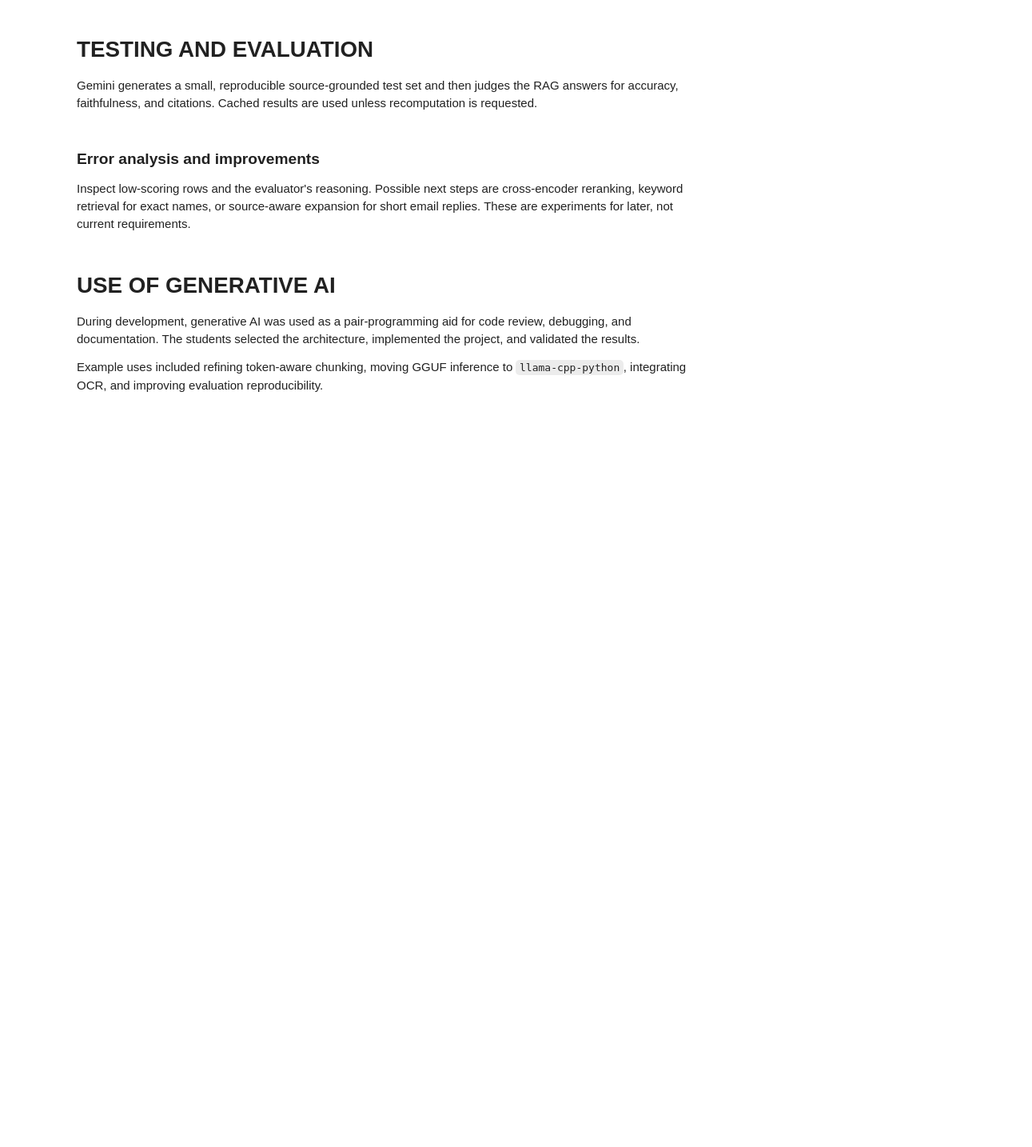
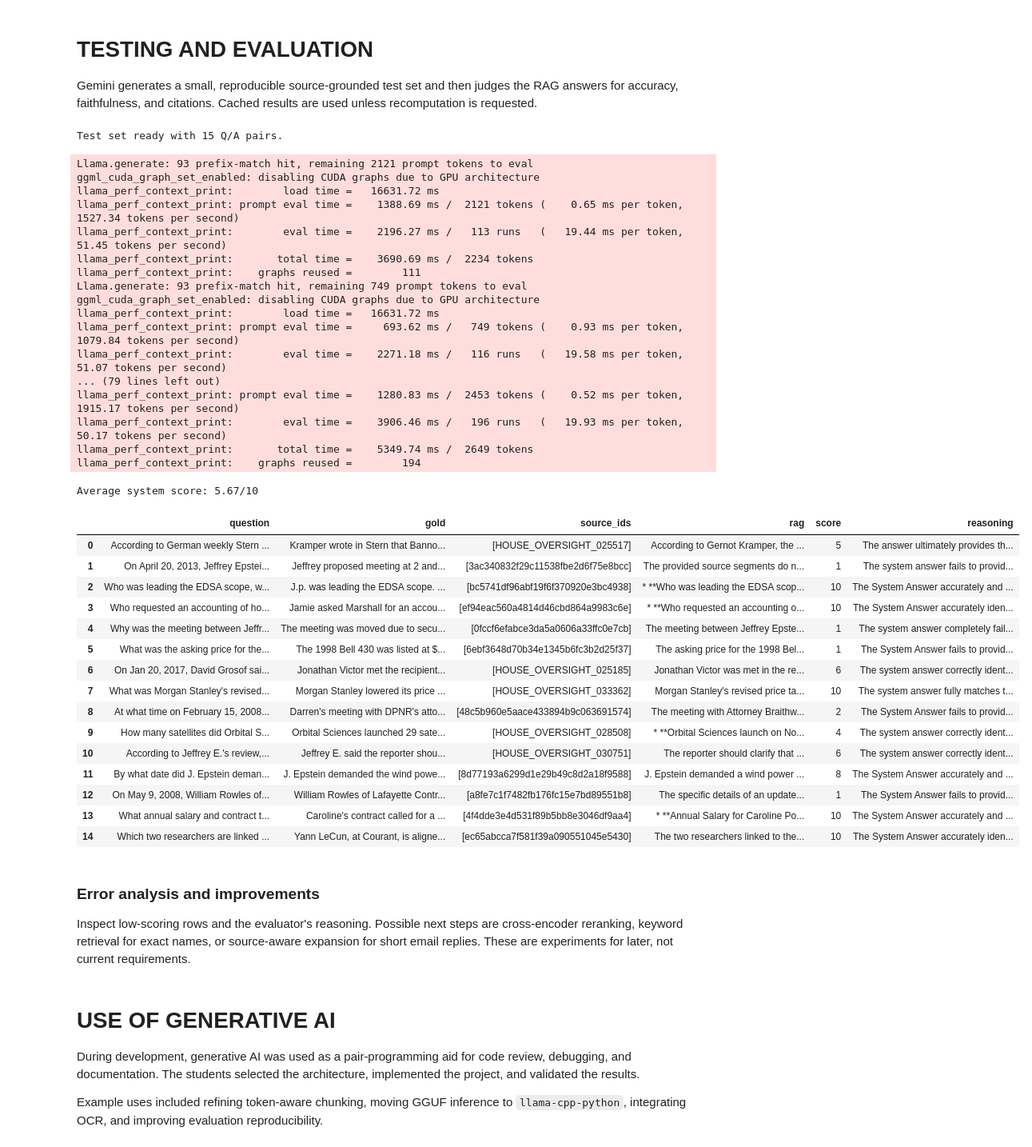
Before and after one commit to yammooo/epstein-rag, a Jupyter notebook: PART2.ipynb, the cells around one changed output. Shown at 80% size. Drawn from its saved outputs; the diff is of its cells as text; code cells hidden in the pictures; blank space fills up the shorter version.

```diff
--- a/PART2.ipynb
+++ b/PART2.ipynb
@@ -28,15 +28,16 @@ PDF_DIR = CACHE_DIR / "epstein_files_pdfs"
 EMBEDDING_MODEL_ID = "BAAI/bge-base-en-v1.5"
 MAX_CHUNK_TOKENS = 512
 OCR_DPI = 300
-GEMINI_MODEL = "gemini-3.6-flash"
-GEMINI_REQUEST_DELAY = 13
+EVALUATION_PROVIDER = "openrouter"  # "gemini" or "openrouter"
+EVALUATION_MODEL = "~deepseek/deepseek-v4-flash-latest"
+EVALUATION_REQUEST_DELAY = 0
 
-FORCE_RECOMPUTE_DATA = False
+FORCE_LOAD_EMAILS = False
 FORCE_RECOMPUTE_OCR = False
 FORCE_RECOMPUTE_CHUNKS = False
 FORCE_RECOMPUTE_EMBEDDINGS = False
-FORCE_RECOMPUTE_TEST_SET = False
-FORCE_RECOMPUTE_EVALUATION = False
+FORCE_RECOMPUTE_TEST_SET = True
+FORCE_RECOMPUTE_EVALUATION = True
 # %% [markdown]
 # **LIBRARIES USED**
 
@@ -111,6 +116,6 @@ separate source-specific stage later; they are not treated as fake emails.
 # %%
 raw_emails = load_email_dataset(
     RAW_EMAILS_PATH,
-    force=FORCE_RECOMPUTE_DATA,
+    force=FORCE_LOAD_EMAILS,
 )
 raw_emails.head()
@@ -296,42 +482,78 @@ Gemini generates a small, reproducible source-grounded test set and then judges
 the RAG answers for accuracy, faithfulness, and citations. Cached results are
 used unless recomputation is requested.
 # %%
-def setup_gemini():
-    key = get_secret(
-        "GOOGLE_API_KEY",
-        "Enter Google API Key (or press Enter to load cached evaluation results): ",
-    )
-    return genai.Client(api_key=key) if key else None
-
-
-gemini_client = setup_gemini()
+api_key_name = "GOOGLE_API_KEY" if EVALUATION_PROVIDER == "gemini" else "OPENROUTER_API_KEY"
+evaluation_api_key = get_secret(
+    api_key_name,
+    f"Enter {EVALUATION_PROVIDER} API key (or press Enter to use cached results): ",
+)
+evaluation_text = make_text_generator(
+    EVALUATION_PROVIDER,
+    EVALUATION_MODEL,
+    evaluation_api_key,
+)
 # %%
 micro_test_set = generate_ground_truth(
     documents_df,
-    gemini_client,
-    GEMINI_MODEL,
+    evaluation_text,
     TEST_SET_PATH,
     force=FORCE_RECOMPUTE_TEST_SET,
-    request_delay=GEMINI_REQUEST_DELAY,
+    request_delay=EVALUATION_REQUEST_DELAY,
 )
 print(f"Test set ready with {len(micro_test_set)} Q/A pairs.")
+# %% [output]
+Test set ready with 15 Q/A pairs.
 # %%
 evaluation_results = evaluate_system(
     micro_test_set,
     answer_question,
-    gemini_client,
-    GEMINI_MODEL,
+    evaluation_text,
     EVALUATION_PATH,
     force=FORCE_RECOMPUTE_EVALUATION,
-    request_delay=GEMINI_REQUEST_DELAY,
+    request_delay=EVALUATION_REQUEST_DELAY,
 )
 
 if evaluation_results:
     eval_df = pd.DataFrame(evaluation_results)
     print(f"Average system score: {eval_df['score'].mean():.2f}/10")
     display(eval_df)
 else:
     print("No evaluation results available. Provide an API key or use cached results.")
+# %% [output]
+Llama.generate: 93 prefix-match hit, remaining 2121 prompt tokens to eval
+ggml_cuda_graph_set_enabled: disabling CUDA graphs due to GPU architecture
+llama_perf_context_print:        load time =   16631.72 ms
+llama_perf_context_print: prompt eval time =    1388.69 ms /  2121 tokens (    0.65 ms per token,  1527.34 tokens per second)
+llama_perf_context_print:        eval time =    2196.27 ms /   113 runs   (   19.44 ms per token,    51.45 tokens per second)
+llama_perf_context_print:       total time =    3690.69 ms /  2234 tokens
+llama_perf_context_print:    graphs reused =        111
+Llama.generate: 93 prefix-match hit, remaining 749 prompt tokens to eval
+ggml_cuda_graph_set_enabled: disabling CUDA graphs due to GPU architecture
+llama_perf_context_print:        load time =   16631.72 ms
+llama_perf_context_print: prompt eval time =     693.62 ms /   749 tokens (    0.93 ms per token,  1079.84 tokens per second)
+llama_perf_context_print:        eval time =    2271.18 ms /   116 runs   (   19.58 ms per token,    51.07 tokens per second)
+... (79 lines left out)
+llama_perf_context_print: prompt eval time =    1280.83 ms /  2453 tokens (    0.52 ms per token,  1915.17 tokens per second)
+llama_perf_context_print:        eval time =    3906.46 ms /   196 runs   (   19.93 ms per token,    50.17 tokens per second)
+llama_perf_context_print:       total time =    5349.74 ms /  2649 tokens
+llama_perf_context_print:    graphs reused =        194
+Average system score: 5.67/10
+|  | question | gold | source_ids | rag | score | reasoning |
+| 0 | According to German weekly Stern ... | Kramper wrote in Stern that Banno... | [HOUSE_OVERSIGHT_025517] | According to Gernot Kramper, the ... | 5 | The answer ultimately provides th... |
+| 1 | On April 20, 2013, Jeffrey Epstei... | Jeffrey proposed meeting at 2 and... | [3ac340832f29c11538fbe2d6f75e8bcc] | The provided source segments do n... | 1 | The system answer fails to provid... |
+| 2 | Who was leading the EDSA scope, w... | J.p. was leading the EDSA scope. ... | [bc5741df96abf19f6f370920e3bc4938] | * **Who was leading the EDSA scop... | 10 | The System Answer accurately and ... |
+| 3 | Who requested an accounting of ho... | Jamie asked Marshall for an accou... | [ef94eac560a4814d46cbd864a9983c6e] | * **Who requested an accounting o... | 10 | The System Answer accurately iden... |
+| 4 | Why was the meeting between Jeffr... | The meeting was moved due to secu... | [0fccf6efabce3da5a0606a33ffc0e7cb] | The meeting between Jeffrey Epste... | 1 | The system answer completely fail... |
+| 5 | What was the asking price for the... | The 1998 Bell 430 was listed at $... | [6ebf3648d70b34e1345b6fc3b2d25f37] | The asking price for the 1998 Bel... | 1 | The System Answer fails to provid... |
+| 6 | On Jan 20, 2017, David Grosof sai... | Jonathan Victor met the recipient... | [HOUSE_OVERSIGHT_025185] | Jonathan Victor was met in the re... | 6 | The system answer correctly ident... |
+| 7 | What was Morgan Stanley's revised... | Morgan Stanley lowered its price ... | [HOUSE_OVERSIGHT_033362] | Morgan Stanley's revised price ta... | 10 | The system answer fully matches t... |
+| 8 | At what time on February 15, 2008... | Darren's meeting with DPNR's atto... | [48c5b960e5aace433894b9c063691574] | The meeting with Attorney Braithw... | 2 | The System Answer fails to provid... |
+| 9 | How many satellites did Orbital S... | Orbital Sciences launched 29 sate... | [HOUSE_OVERSIGHT_028508] | * **Orbital Sciences launch on No... | 4 | The system answer correctly ident... |
+| 10 | According to Jeffrey E.'s review,... | Jeffrey E. said the reporter shou... | [HOUSE_OVERSIGHT_030751] | The reporter should clarify that ... | 6 | The system answer correctly ident... |
+| 11 | By what date did J. Epstein deman... | J. Epstein demanded the wind powe... | [8d77193a6299d1e29b49c8d2a18f9588] | J. Epstein demanded a wind power ... | 8 | The System Answer accurately and ... |
+| 12 | On May 9, 2008, William Rowles of... | William Rowles of Lafayette Contr... | [a8fe7c1f7482fb176fc15e7bd89551b8] | The specific details of an update... | 1 | The System Answer fails to provid... |
+| 13 | What annual salary and contract t... | Caroline's contract called for a ... | [4f4dde3e4d531f89b5bb8e3046df9aa4] | * **Annual Salary for Caroline Po... | 10 | The System Answer accurately and ... |
+| 14 | Which two researchers are linked ... | Yann LeCun, at Courant, is aligne... | [ec65abcca7f581f39a090551045e5430] | The two researchers linked to the... | 10 | The System Answer accurately iden... |
 # %% [markdown]
 ### Error analysis and improvements
 
```
Also changed, not shown: parts of 16 cells of this notebook, 6 other files.
